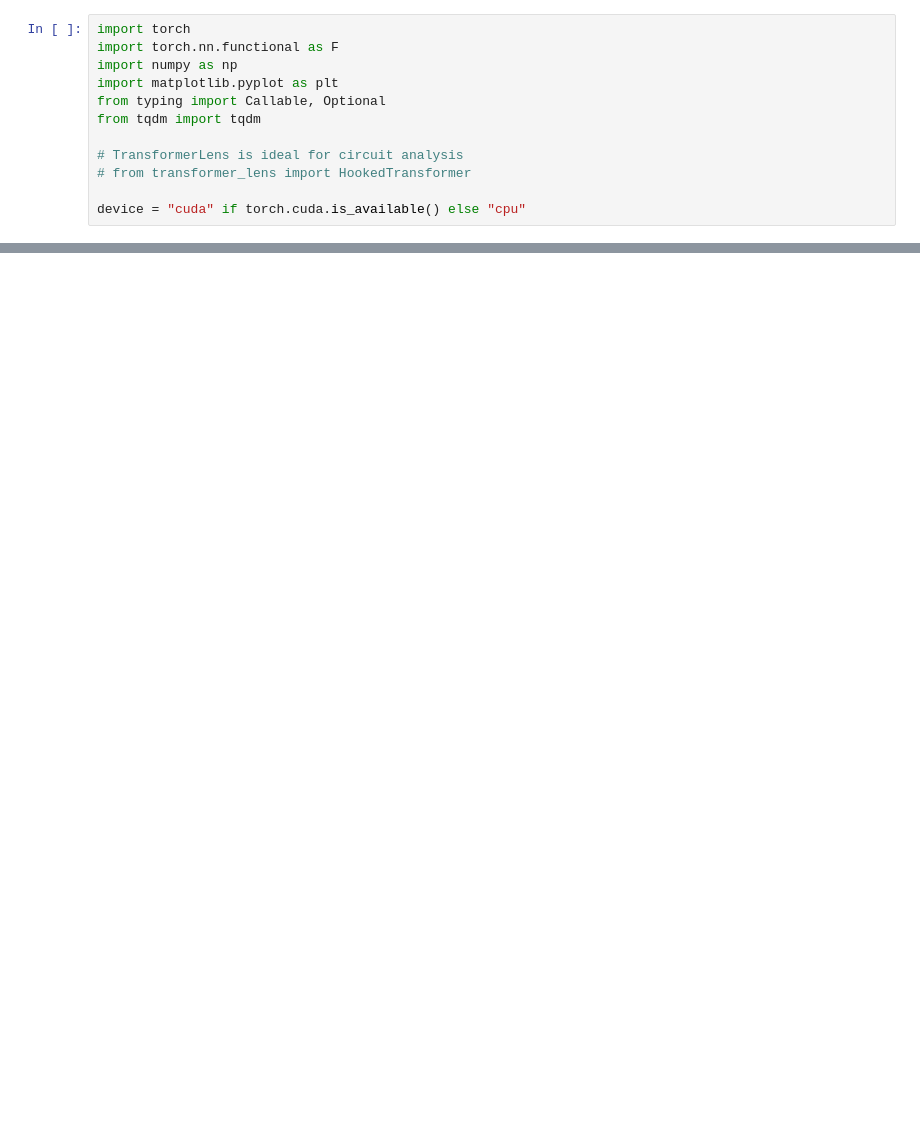
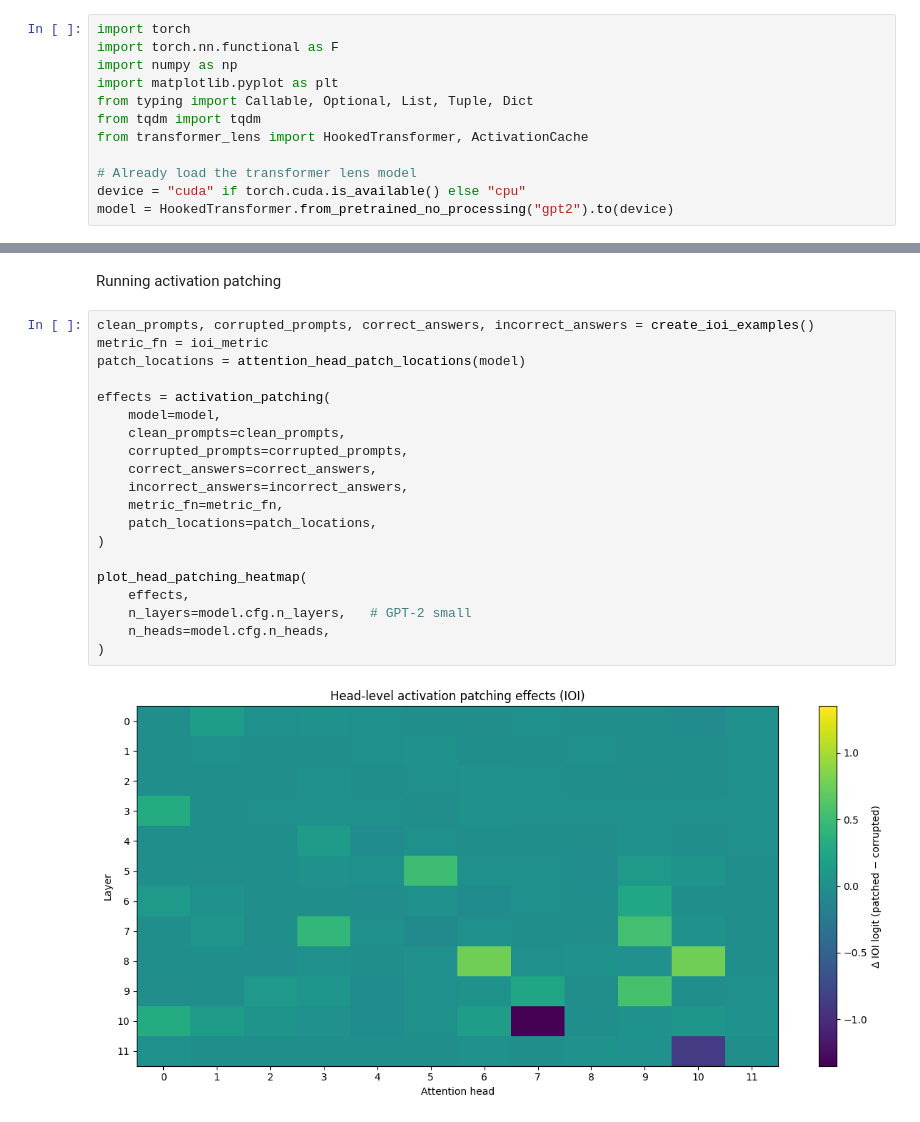
Before and after one commit to TSGLAB/Interpretability_Survey_Safety, a Jupyter notebook: notebooks/03_circuits/01_circuit_discovery.ipynb, the cells around one changed output, grey strips where cells are left out. Cells and saved outputs as stored; diff of their text form; blank space fills up the shorter version.

```diff
--- a/notebooks/03_circuits/01_circuit_discovery.ipynb
+++ b/notebooks/03_circuits/01_circuit_discovery.ipynb
@@ -25,10 +16,10 @@ import torch
 import torch.nn.functional as F
 import numpy as np
 import matplotlib.pyplot as plt
-from typing import Callable, Optional
+from typing import Callable, Optional, List, Tuple, Dict
 from tqdm import tqdm
+from transformer_lens import HookedTransformer, ActivationCache
 
-# TransformerLens is ideal for circuit analysis
-# from transformer_lens import HookedTransformer
-
+# Already load the transformer lens model
 device = "cuda" if torch.cuda.is_available() else "cpu"
+model = HookedTransformer.from_pretrained_no_processing("gpt2").to(device)
@@ -266,0 +206,24 @@ def acdc_circuit_discovery(
+# %% [markdown]
+Running activation patching
+# %%
+clean_prompts, corrupted_prompts, correct_answers, incorrect_answers = create_ioi_examples()
+metric_fn = ioi_metric
+patch_locations = attention_head_patch_locations(model)
+
+effects = activation_patching(
+    model=model,
+    clean_prompts=clean_prompts,
+    corrupted_prompts=corrupted_prompts,
+    correct_answers=correct_answers,
+    incorrect_answers=incorrect_answers,
+    metric_fn=metric_fn,
+    patch_locations=patch_locations,
+)
+
+plot_head_patching_heatmap(
+    effects,
+    n_layers=model.cfg.n_layers,   # GPT-2 small
+    n_heads=model.cfg.n_heads,
+)
+# %% [output]
+[figure, added]
```
Also changed, not shown: parts of 30 cells of this notebook.
